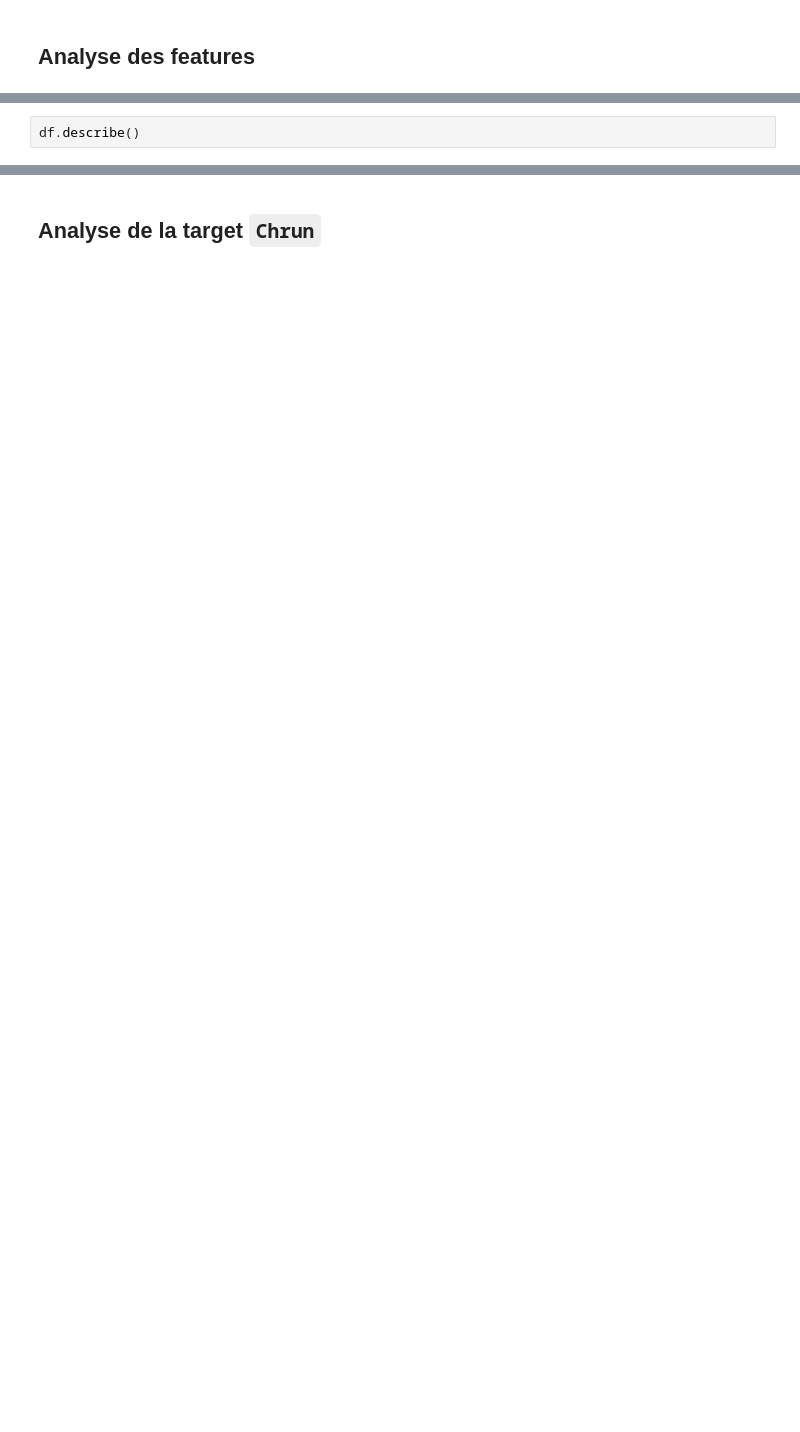
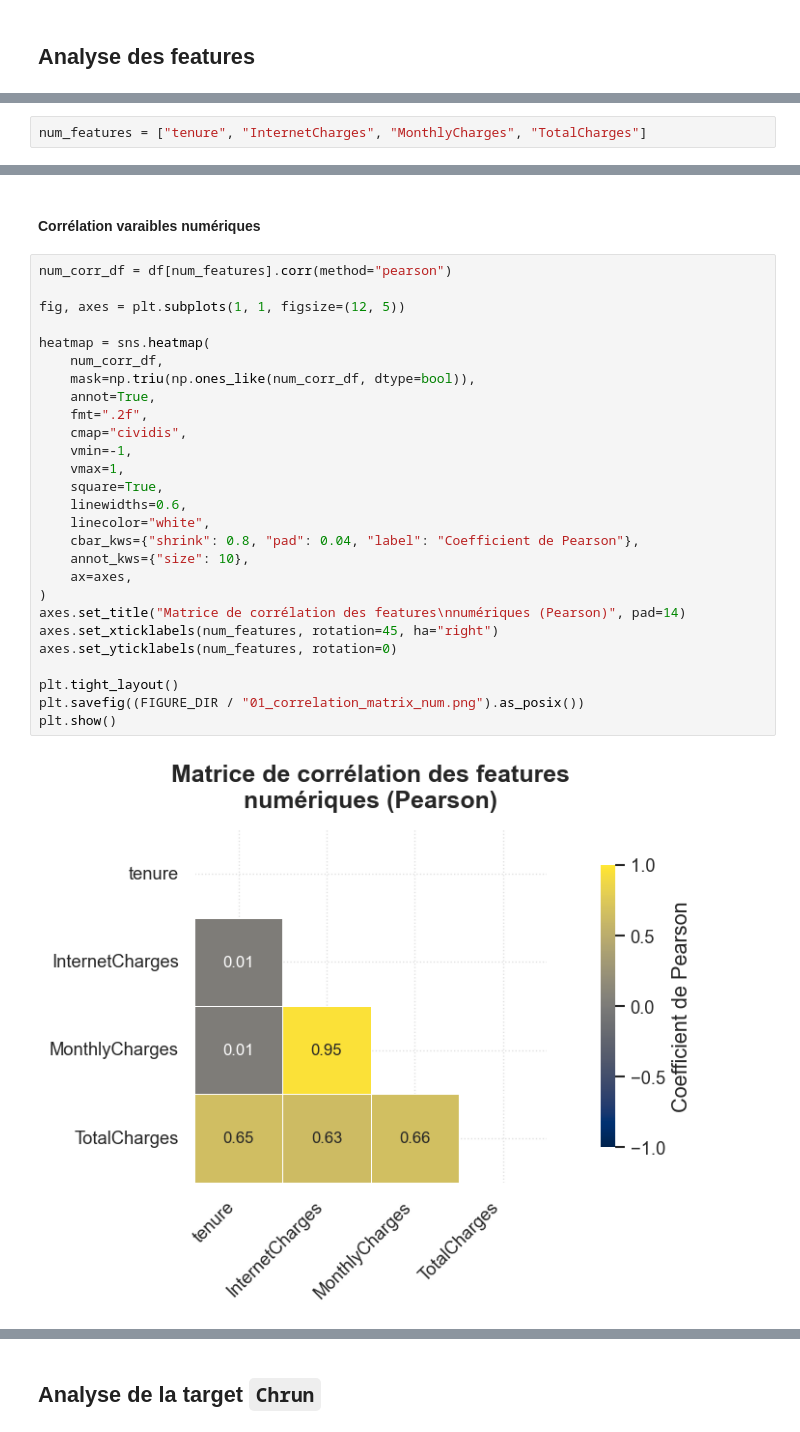
Before and after one commit to DamienDESSAUX-M2i/DESSAUX_Damien_ECF3, a Jupyter notebook: notebooks/01_EDA.ipynb, the cells around one changed output, grey strips where cells are left out. Cells and saved outputs as stored; diff of their text form; blank space fills up the shorter version.

```diff
--- a/notebooks/01_EDA.ipynb
+++ b/notebooks/01_EDA.ipynb
@@ -94,2 +221,2 @@ Conclusion :
 # %%
-df.describe()
+num_features = ["tenure", "InternetCharges", "MonthlyCharges", "TotalCharges"]
@@ -105,0 +450,31 @@ df.describe()
+# %% [markdown]
+#### Corrélation varaibles numériques
+# %%
+num_corr_df = df[num_features].corr(method="pearson")
+
+fig, axes = plt.subplots(1, 1, figsize=(12, 5))
+
+heatmap = sns.heatmap(
+    num_corr_df,
+    mask=np.triu(np.ones_like(num_corr_df, dtype=bool)),
+    annot=True,
+    fmt=".2f",
+    cmap="cividis",
+    vmin=-1,
+    vmax=1,
+    square=True,
+    linewidths=0.6,
+    linecolor="white",
+    cbar_kws={"shrink": 0.8, "pad": 0.04, "label": "Coefficient de Pearson"},
+    annot_kws={"size": 10},
+    ax=axes,
+)
+axes.set_title("Matrice de corrélation des features\nnumériques (Pearson)", pad=14)
+axes.set_xticklabels(num_features, rotation=45, ha="right")
+axes.set_yticklabels(num_features, rotation=0)
+
+plt.tight_layout()
+plt.savefig((FIGURE_DIR / "01_correlation_matrix_num.png").as_posix())
+plt.show()
+# %% [output]
+[figure, added]
```
Also changed, not shown: parts of 41 cells of this notebook, 10 other files.
